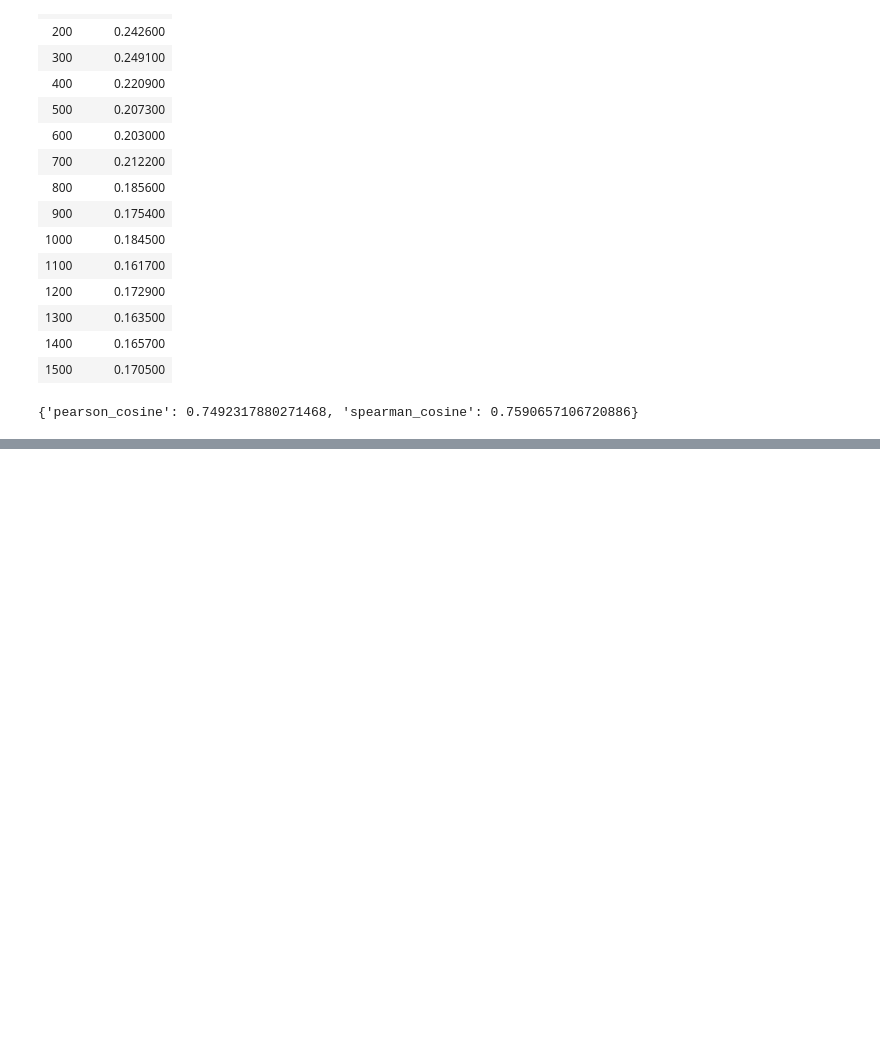
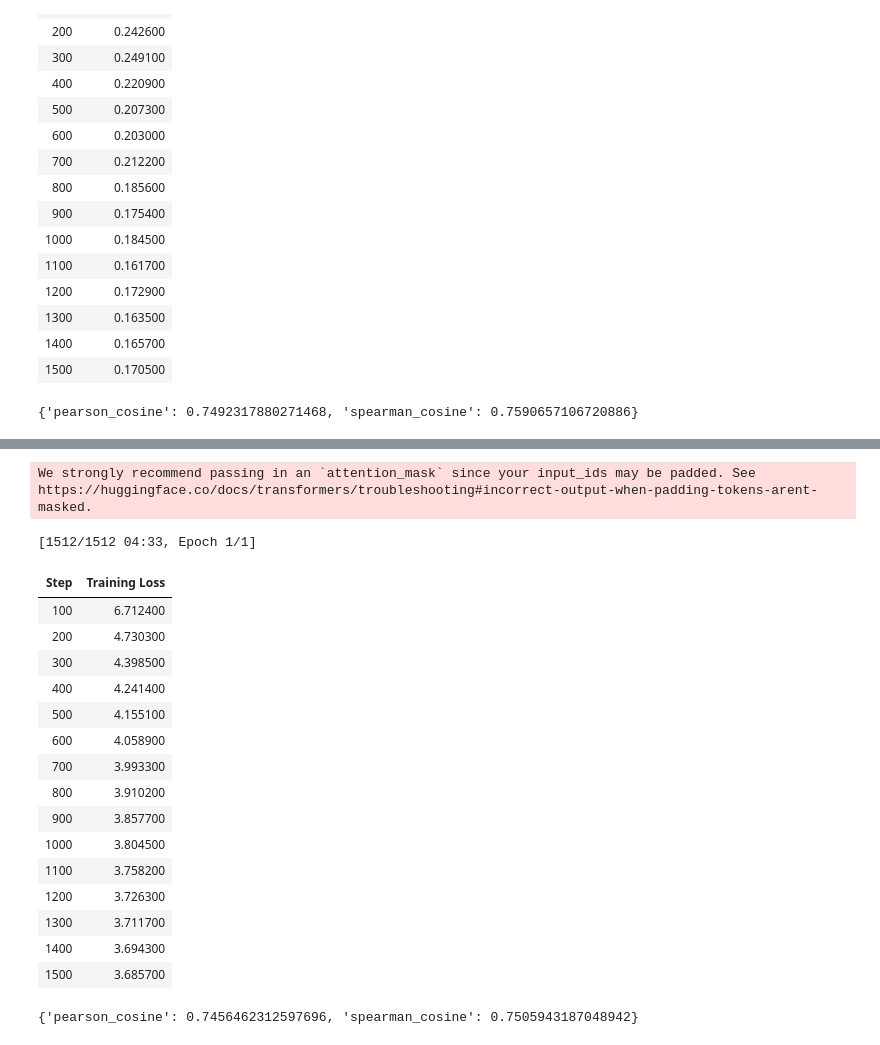
Before and after one commit to ParryingDagger/llm-hands-on, a Jupyter notebook: c10-build-embedding-model.ipynb, the cells around one changed output, grey strips where cells are left out. Cells and saved outputs as stored; diff of their text form; code cells hidden in the pictures; blank space fills up the shorter version.

```diff
--- a/c10-build-embedding-model.ipynb
+++ b/c10-build-embedding-model.ipynb
@@ -291,0 +602,17 @@ No sentence-transformers model found with name bert-base-uncased. Creating a new
+# %%
+from tqdm import tqdm
+from datasets import load_dataset, Dataset
+from sentence_transformers.datasets import DenoisingAutoEncoderDataset
+
+
+mnli = load_dataset('glue', 'mnli', split='train').select(range(25_000))
+flat_sentences = mnli['premise'] + mnli['hypothesis']
+
+damaged_data = DenoisingAutoEncoderDataset(list(set(flat_sentences)))
+train_dataset = {'damaged_sentence': [], 'original_sentence': []}
+for data in tqdm(damaged_data):
+    train_dataset['damaged_sentence'].append(data.texts[0])
+    train_dataset['original_sentence'].append(data.texts[1])
+
+train_dataset = Dataset.from_dict(train_dataset)
+train_dataset[0]
@@ -291,0 +622,43 @@ No sentence-transformers model found with name bert-base-uncased. Creating a new
+# %%
+from sentence_transformers.evaluation import EmbeddingSimilarityEvaluator
+from sentence_transformers import SentenceTransformer, models
+from sentence_transformers.losses import DenoisingAutoEncoderLoss
+from sentence_transformers.trainer import SentenceTransformerTrainer
+from sentence_transformers.training_args import SentenceTransformerTrainingArguments
+
+
+val_sts = load_dataset('glue', 'stsb', split='validation')
+evaluator = EmbeddingSimilarityEvaluator(
+    sentences1=val_sts['sentence1'],
+    sentences2=val_sts['sentence2'],
+    scores=[score/5 for score in val_sts['label']],
+    main_similarity='cosine',
+)
+
+word_embedding_model = models.Transformer('bert-base-uncased')
+pooling_model = models.Pooling(word_embedding_model.get_word_embedding_dimension(), 'cls')
+embedding_model = SentenceTransformer(modules=[word_embedding_model, pooling_model])
+
+train_loss = DenoisingAutoEncoderLoss(embedding_model, tie_encoder_decoder=True)
+train_loss.decoder = train_loss.decoder.to('cuda')
+
+args = SentenceTransformerTrainingArguments(
+    output_dir='models/tsdae_bert-base-uncased',
+    num_train_epochs=1,
+    per_device_train_batch_size=32,
+    per_device_eval_batch_size=32,
+    warmup_steps=100,
+    fp16=True,
+    eval_steps=100,
+    logging_steps=100,
+)
+trainer = SentenceTransformerTrainer(
+    model=embedding_model,
+    args=args,
+    train_dataset=train_dataset,
+    loss=train_loss,
+    evaluator=evaluator,
+)
+trainer.train()
+evaluator(embedding_model)
+# %% [output]
@@ -291,0 +668,19 @@ No sentence-transformers model found with name bert-base-uncased. Creating a new
+We strongly recommend passing in an `attention_mask` since your input_ids may be padded. See https://huggingface.co/docs/transformers/troubleshooting#incorrect-output-when-padding-tokens-arent-masked.
+[1512/1512 04:33, Epoch 1/1]
+| Step | Training Loss |
+| 100 | 6.712400 |
+| 200 | 4.730300 |
+| 300 | 4.398500 |
+| 400 | 4.241400 |
+| 500 | 4.155100 |
+| 600 | 4.058900 |
+| 700 | 3.993300 |
+| 800 | 3.910200 |
+| 900 | 3.857700 |
+| 1000 | 3.804500 |
+| 1100 | 3.758200 |
+| 1200 | 3.726300 |
+| 1300 | 3.711700 |
+| 1400 | 3.694300 |
+| 1500 | 3.685700 |
+{'pearson_cosine': 0.7456462312597696, 'spearman_cosine': 0.7505943187048942}
```
Also changed, not shown: parts of 12 cells of this notebook, 1 other file.
